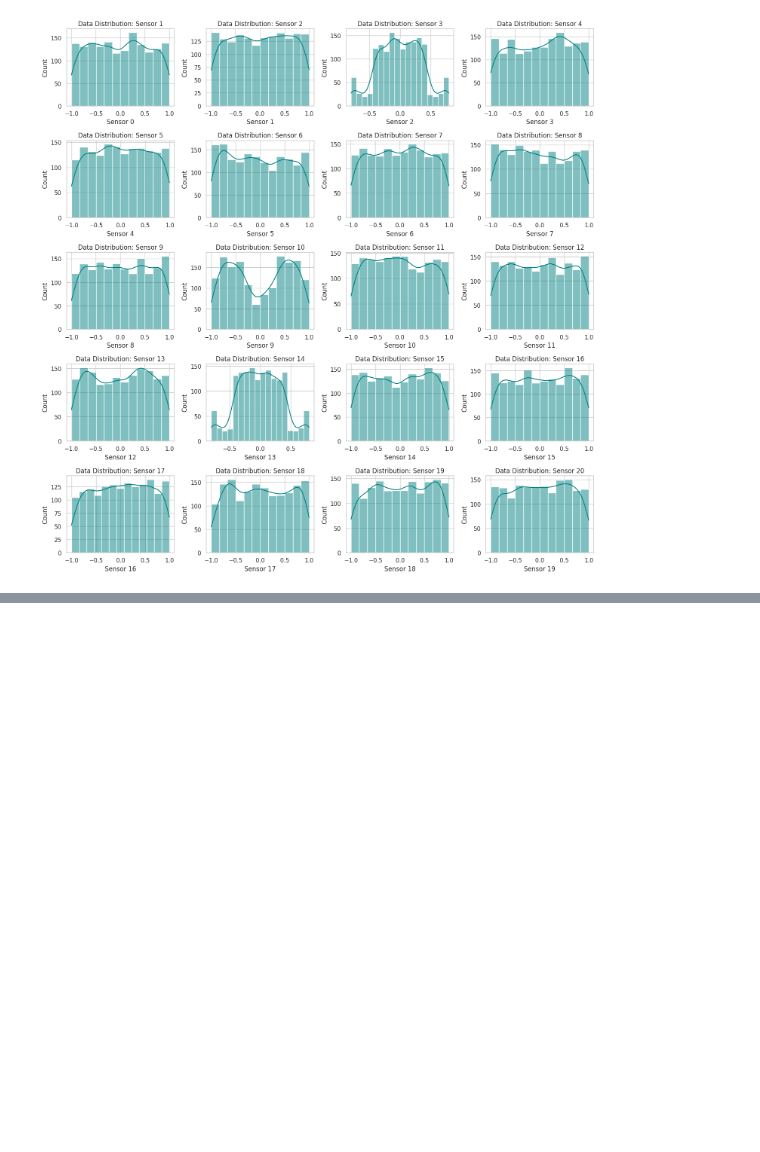
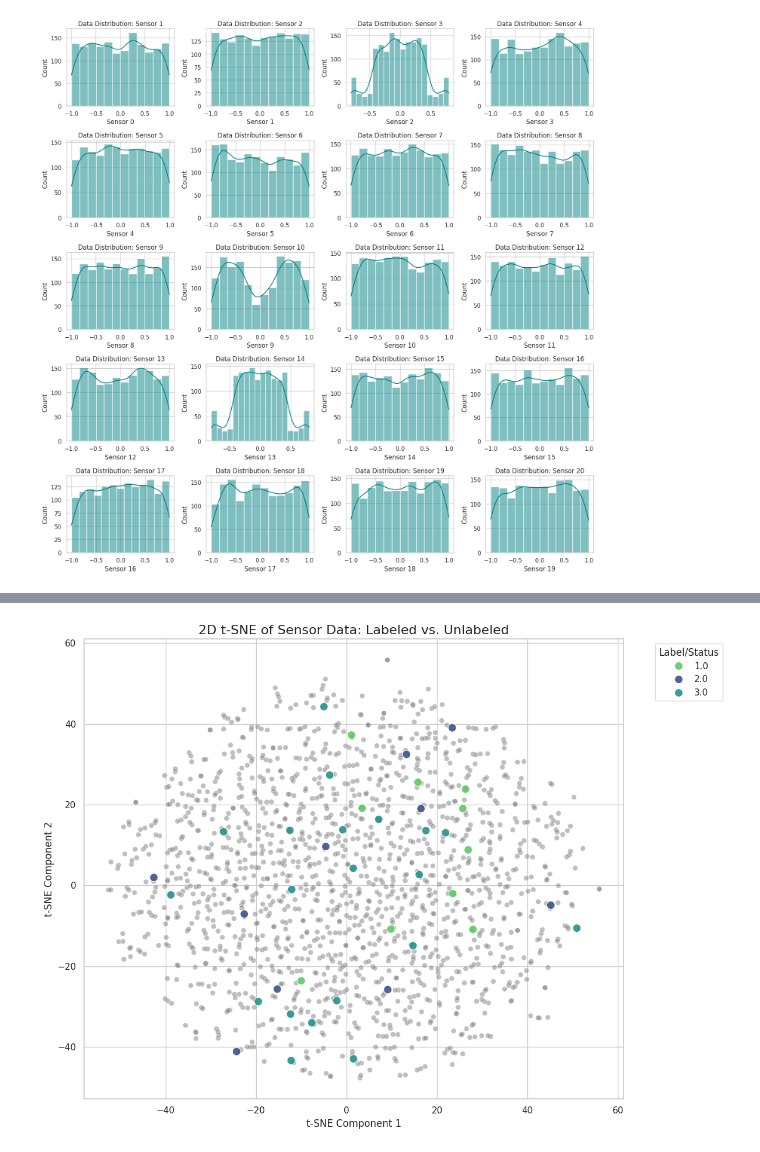
Before and after one commit to UsamaI000/ml6-challenge, a Jupyter notebook: notebooks/EDA.ipynb, the cells around one changed output, grey strips where cells are left out. Drawn from its saved outputs; the diff is of its cells as text; code cells hidden in the pictures; blank space fills up the shorter version.

```diff
--- a/notebooks/EDA.ipynb
+++ b/notebooks/EDA.ipynb
@@ -162,0 +389,79 @@ plt.savefig('eda_sensor_distributions.png')
+# %%
+from sklearn.manifold import TSNE
+
+# Perform t-SNE dimensionality reduction on the scaled data
+# Note: t-SNE is computationally more intensive and might take longer for larger datasets.
+# Perplexity is an important parameter; a value between 5 and 50 is common.
+tsne = TSNE(n_components=2, random_state=42, perplexity=30, n_iter=5000)
+X_tsne = tsne.fit_transform(X_scaled)
+
+# Create a DataFrame for t-SNE results
+tsne_df = pd.DataFrame(data=X_tsne, columns=['t-SNE Component 1', 't-SNE Component 2'])
+
+# Add the 'Label' column for visualization
+tsne_df['Display_Label'] = df['Label'].fillna('Unlabeled').astype(str)
+# %%
+plt.figure(figsize=(12, 9))
+
+# Get unique labels to configure a suitable palette
+unique_labels_tsne = tsne_df['Display_Label'].unique()
+unique_labels_tsne.sort()
+
+num_labeled_classes_tsne = df['Label'].nunique()
+
+# Define a custom palette for t-SNE visualization
+custom_palette_tsne = {}
+hue_order_list_tsne = []
+
+if 'Unlabeled' in unique_labels_tsne and num_labeled_classes_tsne > 0:
+    colors_for_labels_tsne = sns.color_palette('viridis', n_colors=num_labeled_classes_tsne)
+    custom_palette_tsne = {str(label): color for label, color in zip(df['Label'].dropna().unique().astype(str), colors_for_labels_tsne)}
+    custom_palette_tsne['Unlabeled'] = '#808080' # Grey for unlabeled
+    hue_order_list_tsne = [str(label) for label in sorted(df['Label'].dropna().unique())] + ['Unlabeled']
+elif num_labeled_classes_tsne > 0:
+    custom_palette_tsne = sns.color_palette('viridis', n_colors=num_labeled_classes_tsne)
+    hue_order_list_tsne = [str(label) for label in sorted(df['Label'].dropna().unique())]
+else:
+    custom_palette_tsne = {'Unlabeled': '#808080'}
+    hue_order_list_tsne = ['Unlabeled']
+
+# Separate labeled and unlabeled data for plotting with different prominences
+unlabeled_df_tsne = tsne_df[tsne_df['Display_Label'] == 'Unlabeled']
+labeled_df_tsne = tsne_df[tsne_df['Display_Label'] != 'Unlabeled']
+
+# Plot unlabeled points first (less prominent)
+sns.scatterplot(
+    x='t-SNE Component 1',
+    y='t-SNE Component 2',
+    hue='Display_Label',
+    palette={'Unlabeled': custom_palette_tsne['Unlabeled']},
+    hue_order=['Unlabeled'],
+    data=unlabeled_df_tsne,
+    s=40, # Smaller size for unlabeled
+    alpha=0.5, # Lower alpha for unlabeled
+    legend=False # No legend for unlabeled here, it will be added for all below
+)
+
+# Plot labeled points on top (more prominent)
+sns.scatterplot(
+    x='t-SNE Component 1',
+    y='t-SNE Component 2',
+    hue='Display_Label',
+    palette={label: custom_palette_tsne[label] for label in hue_order_list_tsne if label != 'Unlabeled'},
+    hue_order=[label for label in hue_order_list_tsne if label != 'Unlabeled'],
+    data=labeled_df_tsne,
+    s=100, # Larger size for labeled
+    alpha=0.9, # Higher alpha for labeled
+    legend='full' # Show full legend for all categories
+)
+
+plt.title('2D t-SNE of Sensor Data: Labeled vs. Unlabeled', fontsize=16)
+plt.xlabel('t-SNE Component 1', fontsize=12)
+plt.ylabel('t-SNE Component 2', fontsize=12)
+plt.grid(True)
+plt.legend(title='Label/Status', bbox_to_anchor=(1.05, 1), loc='upper left') # Place legend outside
+plt.tight_layout()
+plt.savefig('eda_tsne_2d_visualization.png')
+plt.show()
+# %% [output]
+[figure, added]
```
Also changed, not shown: parts of 7 cells of this notebook.
